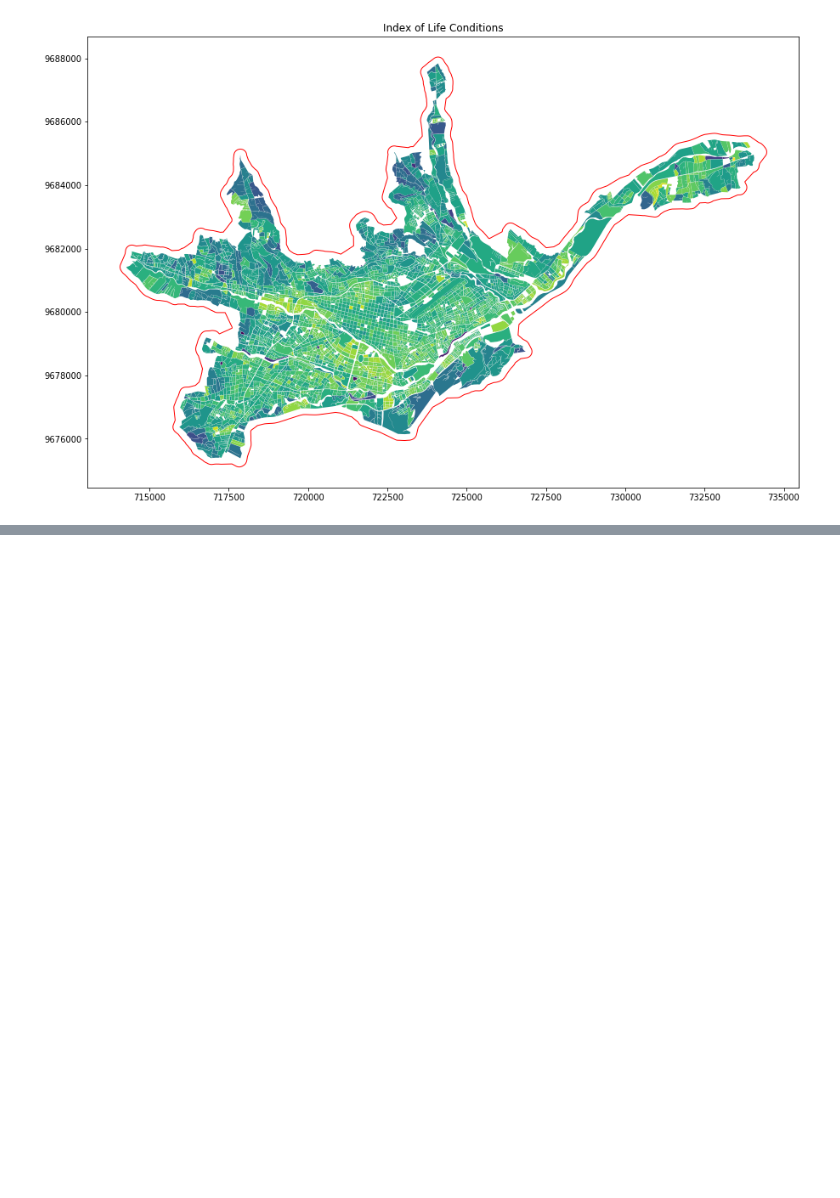
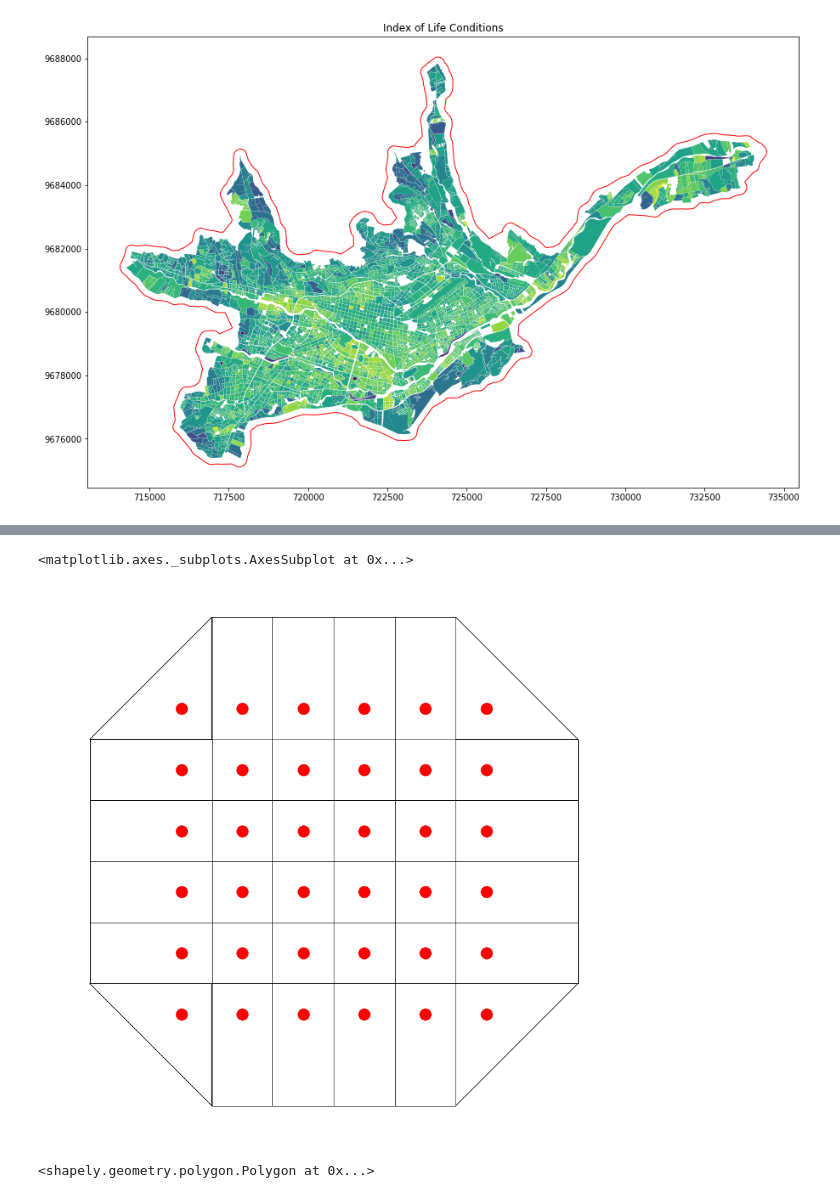
Before and after one commit to mateoneira/MultiplexSegregation, a Jupyter notebook: Multiplex_Segregation.ipynb, the cells around one changed output, grey strips where cells are left out. Drawn from its saved outputs; the diff is of its cells as text; code cells hidden in the pictures; blank space fills up the shorter version.

```diff
--- a/Multiplex_Segregation.ipynb
+++ b/Multiplex_Segregation.ipynb
@@ -376,0 +327,39 @@ busStopGPD.to_file("bus_stops.shp")
+# %%
+node_x = [float(node['x']) for node in G.node.values()]
+node_y = [float(node['y']) for node in G.node.values()]
+
+points = np.column_stack((node_x,node_y))
+
+tessellation = ms.Voronoi(points)
+
+# create polygon from voronoi tessellation
+lines = [ms.geometry.LineString(tessellation.vertices[line])
+         for line in tessellation.ridge_vertices if -1 not in line]
+
+polygons = list(ms.polygonize(lines))
+polygonsGPD = gpd.GeoDataFrame(geometry=polygons)
+polygonsGPD.crs = G.graph['crs']
+# %%
+tessellation = ms.Voronoi(points)
+lines = [ms.geometry.LineString(tessellation.vertices[line])
+         for line in tessellation.ridge_vertices]
+# %%
+regions, vertices = voronoi_finite_polygons_2d(tessellation, radius=200)
+# %%
+polys=[]
+for region in regions:
+    polygon = vertices[region]
+    polys.append(geometry.Polygon(polygon))
+# %%
+fig, ax = plt.subplots(figsize=(15,15))
+# boundary.plot(ax=ax, color="white", edgecolor="red")
+pos = {node: np.array( [float(data['x']), float(data['y'])]) for node, data in street_network.node(data=True)}
+nx.draw(street_network, pos = pos, ax = ax)
+gpd.GeoDataFrame(geometry=polys).plot(ax=ax,color='white', edgecolor='black')
+# %% [output]
+<matplotlib.axes._subplots.AxesSubplot at 0x...>
+[figure, added]
+# %%
+geometry.Polygon(polygon)
+# %% [output]
+<shapely.geometry.polygon.Polygon at 0x...>
```
Also changed, not shown: parts of 96 cells of this notebook, 8 other files.
